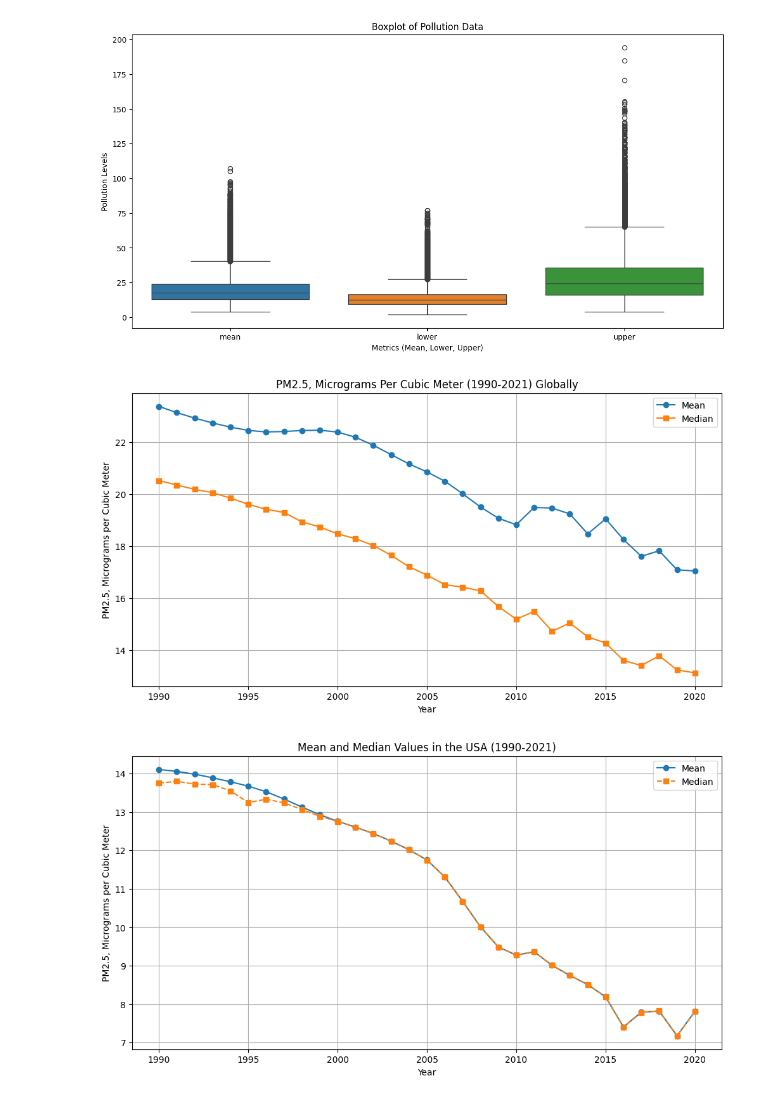
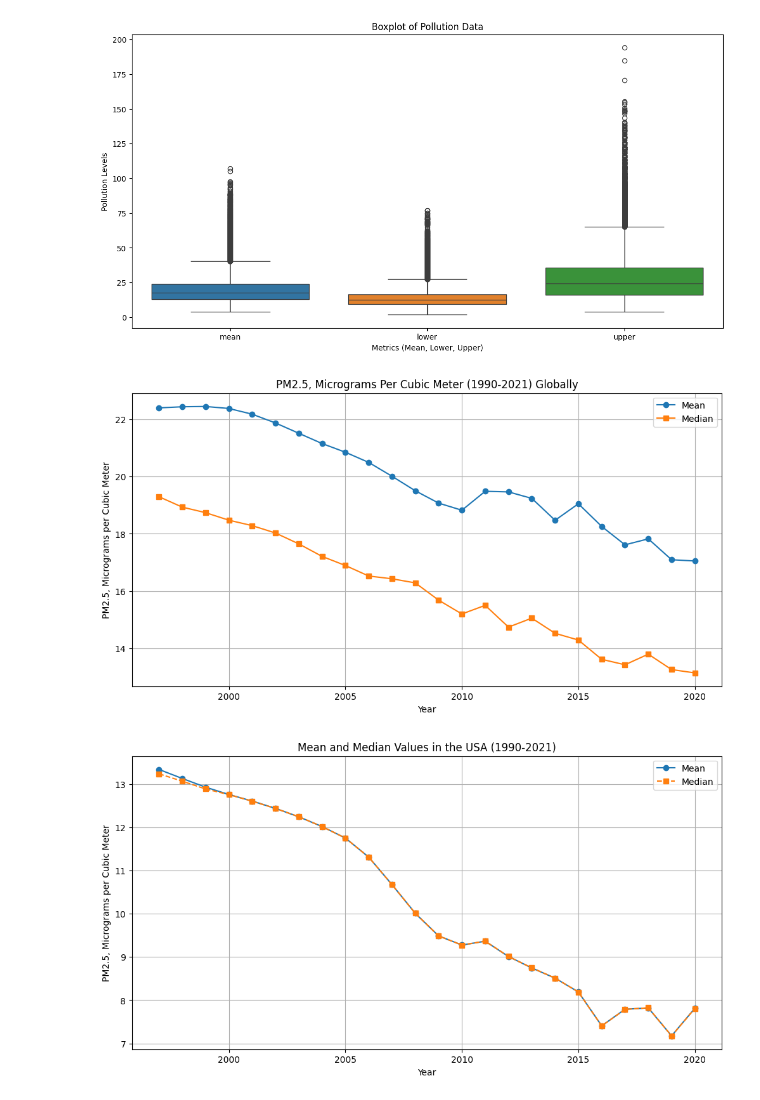
Before and after one commit to EthanXC/Urban-Air-Quality-Prediction, a Jupyter notebook: models.ipynb, the cells around one changed output. Saved outputs shown, nothing was run; the diff lists cells and outputs as text; code cells hidden in the pictures.

```diff
--- a/models.ipynb
+++ b/models.ipynb
@@ -50,28 +50,28 @@ plt.show()
 [figure]
 # %%
 # Filter the data to include only rows between 1990 and 2021
-filtered_df = df[(df['year_id'] >= 1990) & (df['year_id'] <= 2021)]
+filtered_df = df[(df['year_id'] >= 1997) & (df['year_id'] <= 2021)]
 
 # Group by 'Year' and calculate the mean and median for the 'Value' column
 stats = filtered_df.groupby('year_id')['mean'].agg(['mean', 'median']).reset_index()
 
 # Plot the mean and median
 plt.figure(figsize=(12, 6))
 plt.plot(stats['year_id'], stats['mean'], label='Mean', marker='o')
 plt.plot(stats['year_id'], stats['median'], label='Median', marker='s')
 plt.title('PM2.5, Micrograms Per Cubic Meter (1990-2021) Globally')
 plt.xlabel('Year')
 plt.ylabel('PM2.5, Micrograms per Cubic Meter')
 plt.legend()
 plt.grid(True)
 plt.show()
 # %% [output]
-[figure, old version]
+[figure, new version]
 # %%
 
 
 # Filter the data for years 1990–2021 and location_name == 'United States of America'
-filtered_df = df[(df['year_id'] >= 1990) & (df['year_id'] <= 2021) & (df['location_name'] == 'United States of America')]
+filtered_df = df[(df['year_id'] >= 1997) & (df['year_id'] <= 2021) & (df['location_name'] == 'United States of America')]
 
 # Group by 'year_id' and calculate mean and median
 stats = filtered_df.groupby('year_id')[['mean', 'median']].mean().reset_index()
@@ -87,4 +87,4 @@ plt.legend()
 plt.grid(True)
 plt.show()
 # %% [output]
-[figure, old version]
+[figure, new version]
```
Also changed, not shown: parts of 1 cell of this notebook.
